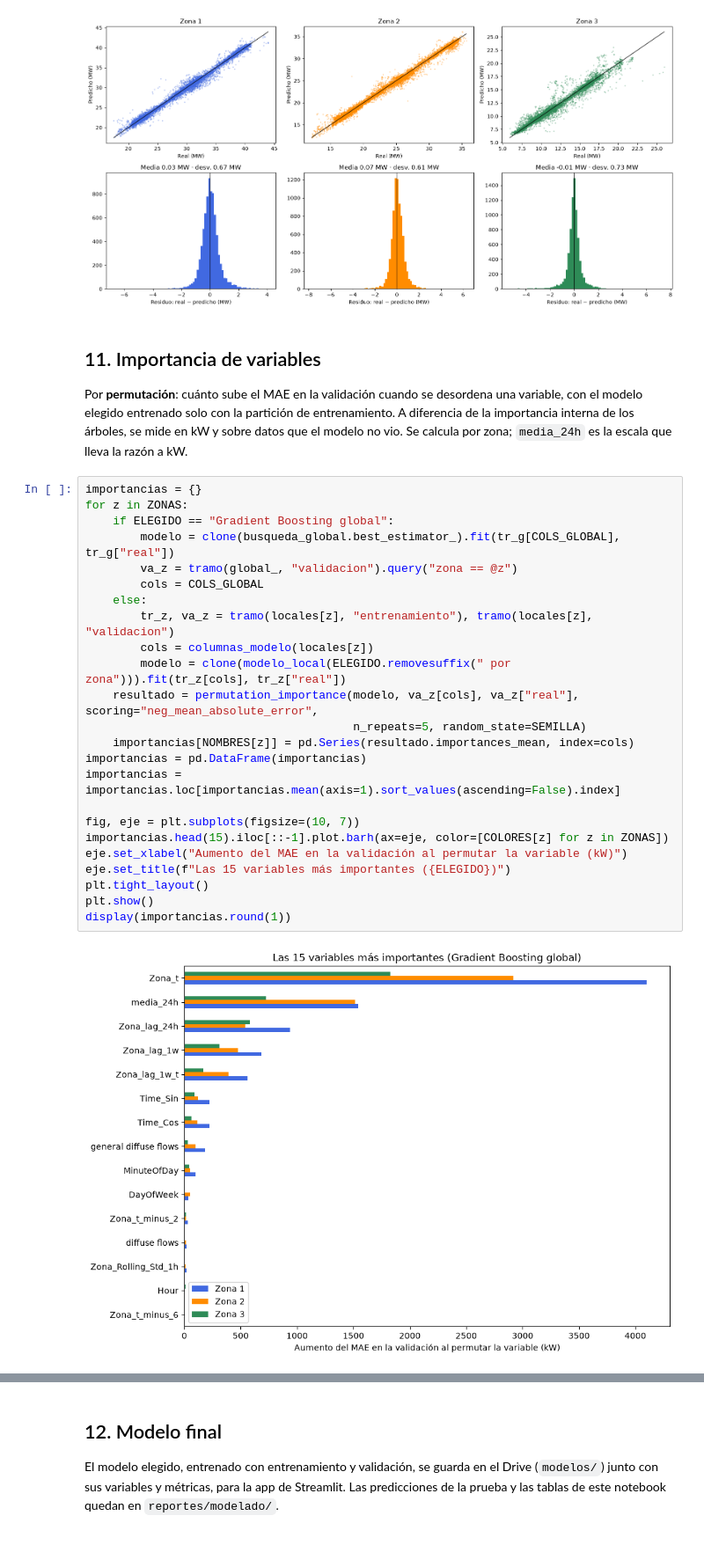
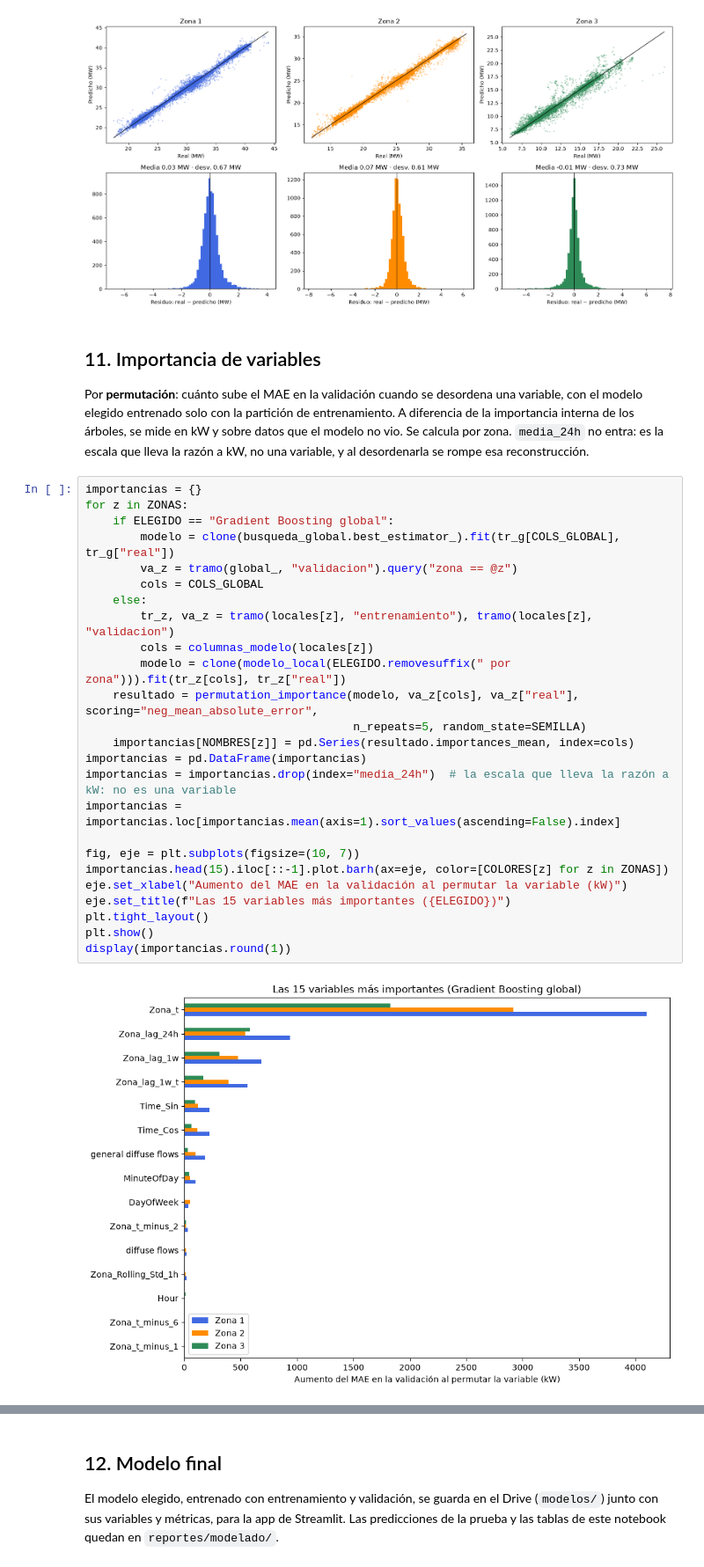
Before and after one commit to R0SEWT/tetouan-power-forecast, a Jupyter notebook: notebooks/02_modelado_evaluacion.ipynb, the cells around one changed output, grey strips where cells are left out. Shown at 88% size. Saved outputs shown, nothing was run; the diff lists cells and outputs as text.

```diff
--- a/notebooks/02_modelado_evaluacion.ipynb
+++ b/notebooks/02_modelado_evaluacion.ipynb
@@ -764,32 +764,35 @@ plt.show()
 
 Por **permutación**: cuánto sube el MAE en la validación cuando se desordena una variable, con el modelo elegido
 entrenado solo con la partición de entrenamiento. A diferencia de la importancia interna de los árboles, se mide en
-kW y sobre datos que el modelo no vio. Se calcula por zona; `media_24h` es la escala que lleva la razón a kW.
+kW y sobre datos que el modelo no vio. Se calcula por zona.
+`media_24h` no entra: es la escala que lleva la razón a kW, no una variable, y al desordenarla se rompe esa
+reconstrucción.
 # %%
 importancias = {}
 for z in ZONAS:
     if ELEGIDO == "Gradient Boosting global":
         modelo = clone(busqueda_global.best_estimator_).fit(tr_g[COLS_GLOBAL], tr_g["real"])
         va_z = tramo(global_, "validacion").query("zona == @z")
         cols = COLS_GLOBAL
     else:
         tr_z, va_z = tramo(locales[z], "entrenamiento"), tramo(locales[z], "validacion")
         cols = columnas_modelo(locales[z])
         modelo = clone(modelo_local(ELEGIDO.removesuffix(" por zona"))).fit(tr_z[cols], tr_z["real"])
     resultado = permutation_importance(modelo, va_z[cols], va_z["real"], scoring="neg_mean_absolute_error",
                                        n_repeats=5, random_state=SEMILLA)
     importancias[NOMBRES[z]] = pd.Series(resultado.importances_mean, index=cols)
 importancias = pd.DataFrame(importancias)
+importancias = importancias.drop(index="media_24h")  # la escala que lleva la razón a kW: no es una variable
 importancias = importancias.loc[importancias.mean(axis=1).sort_values(ascending=False).index]
 
 fig, eje = plt.subplots(figsize=(10, 7))
 importancias.head(15).iloc[::-1].plot.barh(ax=eje, color=[COLORES[z] for z in ZONAS])
 eje.set_xlabel("Aumento del MAE en la validación al permutar la variable (kW)")
 eje.set_title(f"Las 15 variables más importantes ({ELEGIDO})")
 plt.tight_layout()
 plt.show()
 display(importancias.round(1))
 # %% [output]
-[figure, old version]
+[figure, new version]
 |  | Zona 1 | Zona 2 | Zona 3 |
 | Zona_t | 4100.8 | 2920.4 | 1827.9 |
```
Also changed, not shown: parts of 1 cell of this notebook, 3 other files.
